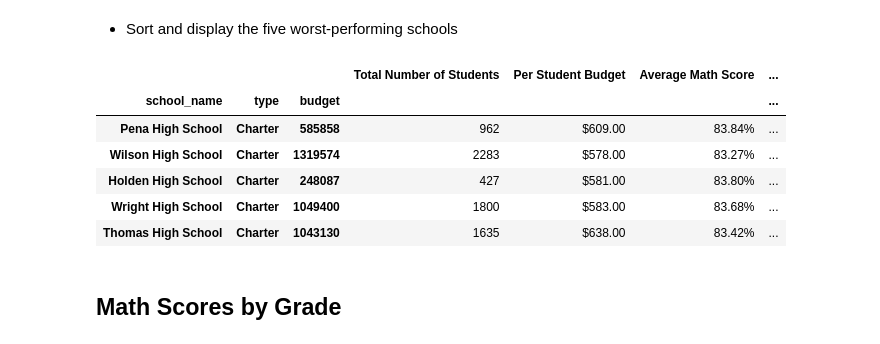
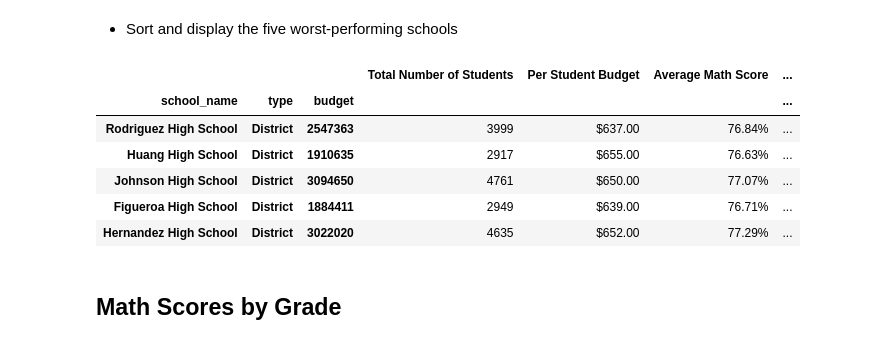
Before and after one commit to jmychalchyk/PandasHomework, a Jupyter notebook: PyCitySchools/PyCitySchools_starter-090818d.ipynb, the cells around one changed output. Cells and saved outputs as stored; diff of their text form; code cells hidden in the pictures.

```diff
--- a/PyCitySchools/PyCitySchools_starter-090818d.ipynb
+++ b/PyCitySchools/PyCitySchools_starter-090818d.ipynb
@@ -129,7 +129,7 @@ newmathovr70 = school_data_complete.loc[school_data_complete['math_score']>70]
 mathgp =newmathovr70.groupby(['school_name'])
 mathover70gp=mathgp['math_score'].count()
 # %%
-newreadovr70 = school_data_complete.loc[school_data_complete['math_score']>70]
+newreadovr70 = school_data_complete.loc[school_data_complete['reading_score']>70]
 readgp =newreadovr70.groupby(['school_name'])
 readover70gp=readgp['reading_score'].count()
 # %%
@@ -200,22 +200,22 @@ top5.head(5)
 # %% [markdown]
 * Sort and display the five worst-performing schools
 # %%
-bottom5 = dfstudfinalunformatted.sort_values('Overall Passing Rate', ascending=False)
+bottom5 = dfstudfinalunformatted.sort_values('Overall Passing Rate')
 bottom5['Per Student Budget']         = bottom5['Per Student Budget'].map('${:,.2f}'.format)
 bottom5['Average Math Score']         = bottom5['Average Math Score'].map('{0:,.2f}%'.format)
 bottom5['Average Reading Score']      = bottom5['Average Reading Score'].map('{0:,.2f}%'.format)
 bottom5['Overall Passing Rate']       = bottom5['Overall Passing Rate'].map('{0:,.2f}%'.format)
 bottom5['Percent Who Passed Math']    = bottom5['Percent Who Passed Math'].map('{0:,.2f}%'.format)
 bottom5['Percent Who Passed Reading'] = bottom5['Percent Who Passed Reading'].map("{0:.2f}%".format)
 bottom5.head(5)
 # %% [output]
 |  |  |  | Total Number of Students | Per Student Budget | Average Math Score | ... |
 | school_name | type | budget |  |  |  | ... |
-| Pena High School | Charter | 585858 | 962 | $609.00 | 83.84% | ... |
-| Wilson High School | Charter | 1319574 | 2283 | $578.00 | 83.27% | ... |
-| Holden High School | Charter | 248087 | 427 | $581.00 | 83.80% | ... |
-| Wright High School | Charter | 1049400 | 1800 | $583.00 | 83.68% | ... |
-| Thomas High School | Charter | 1043130 | 1635 | $638.00 | 83.42% | ... |
+| Rodriguez High School | District | 2547363 | 3999 | $637.00 | 76.84% | ... |
+| Huang High School | District | 1910635 | 2917 | $655.00 | 76.63% | ... |
+| Johnson High School | District | 3094650 | 4761 | $650.00 | 77.07% | ... |
+| Figueroa High School | District | 1884411 | 2949 | $639.00 | 76.71% | ... |
+| Hernandez High School | District | 3022020 | 4635 | $652.00 | 77.29% | ... |
 # %% [markdown]
 ## Math Scores by Grade
 # %% [markdown]
```
Also changed, not shown: parts of 5 cells of this notebook.
